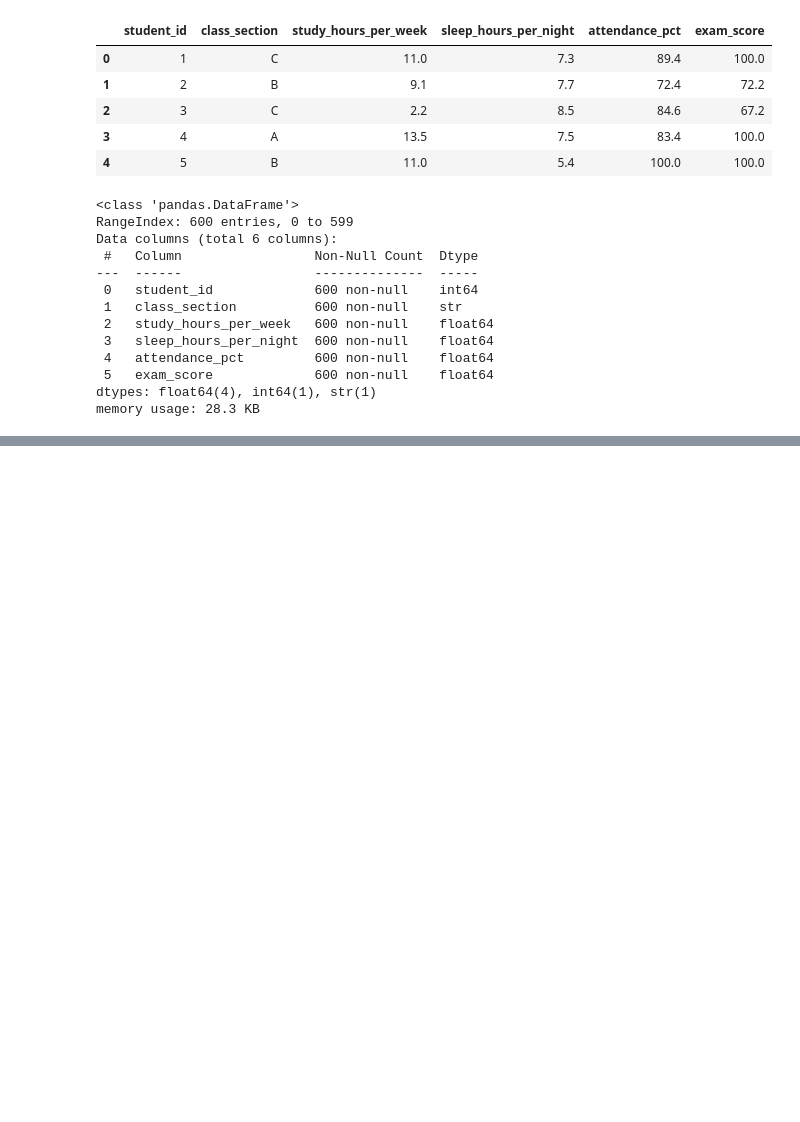
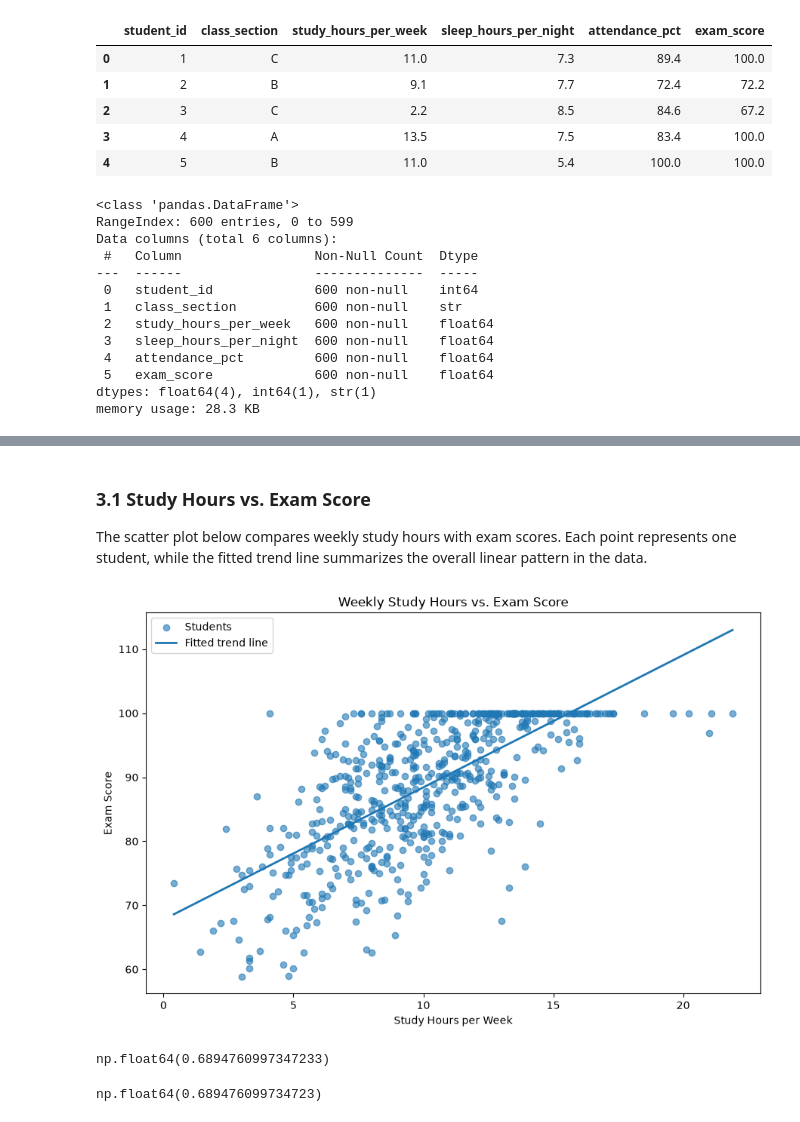
Before and after one commit to Muhammad-Subhan456/ArhamSoft_Internee_Updates, a Jupyter notebook: week6-28th_august_2026_Day1/eda_precision_lab.ipynb, the cells around one changed output, grey strips where cells are left out. Saved outputs shown, nothing was run; the diff lists cells and outputs as text; code cells hidden in the pictures; blank space fills up the shorter version.

```diff
--- a/week6-28th_august_2026_Day1/eda_precision_lab.ipynb
+++ b/week6-28th_august_2026_Day1/eda_precision_lab.ipynb
@@ -42,0 +19,3 @@ from PIL import Image
+# %%
+output_dir = Path("eda_outputs")
+output_dir.mkdir(exist_ok=True)
@@ -2947,0 +302,75 @@ in this dataset rather than proof that one factor directly causes another.
+# %% [markdown]
+### 3.1 Study Hours vs. Exam Score
+
+The scatter plot below compares weekly study hours with exam scores. Each point
+represents one student, while the fitted trend line summarizes the overall
+linear pattern in the data.
+# %%
+study_hours = students["study_hours_per_week"]
+
+exam_scores = students["exam_score"]
+
+fig, ax = plt.subplots(figsize=(9, 6))
+
+ax.scatter(
+    study_hours,
+    exam_scores,
+    alpha=0.6,
+    label="Students"
+)
+
+slope, intercept = np.polyfit(study_hours, exam_scores, 1)
+
+x_line = np.linspace(
+    study_hours.min(),
+    study_hours.max(),
+    100
+)
+
+y_line = slope * x_line + intercept
+
+ax.plot(
+    x_line,
+    y_line,
+    linewidth=2,
+    label="Fitted trend line"
+)
+
+ax.set_title("Weekly Study Hours vs. Exam Score")
+
+ax.set_xlabel("Study Hours per Week")
+
+ax.set_ylabel("Exam Score")
+
+ax.legend()
+
+fig.tight_layout()
+
+chart_path = output_dir / "study_hours_vs_exam_score.png"
+
+fig.savefig(
+    chart_path,
+    dpi=300,
+    bbox_inches="tight"
+)
+
+plt.show()
+# %% [output]
+[figure, added]
+# %%
+study_exam_r = students["study_hours_per_week"].corr(
+    students["exam_score"]
+)
+
+study_exam_r
+# %% [output]
+np.float64(0.6894760997347233)
+# %%
+study_exam_r_check, study_exam_p_value = stats.pearsonr(
+    students["study_hours_per_week"],
+    students["exam_score"]
+)
+
+study_exam_r_check
+# %% [output]
+np.float64(0.689476099734723)
```
Also changed, not shown: parts of 213 cells of this notebook, 18 other files.
